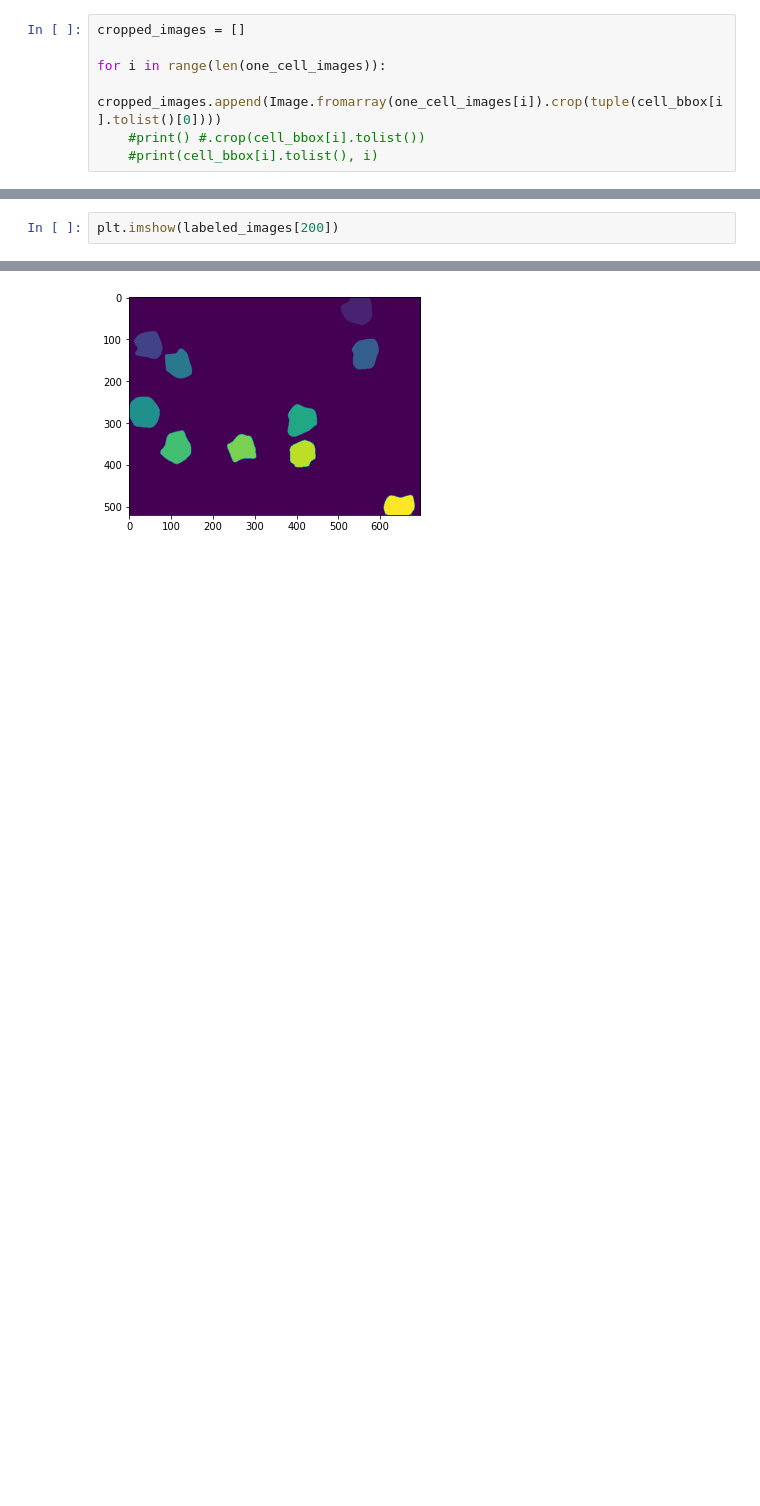
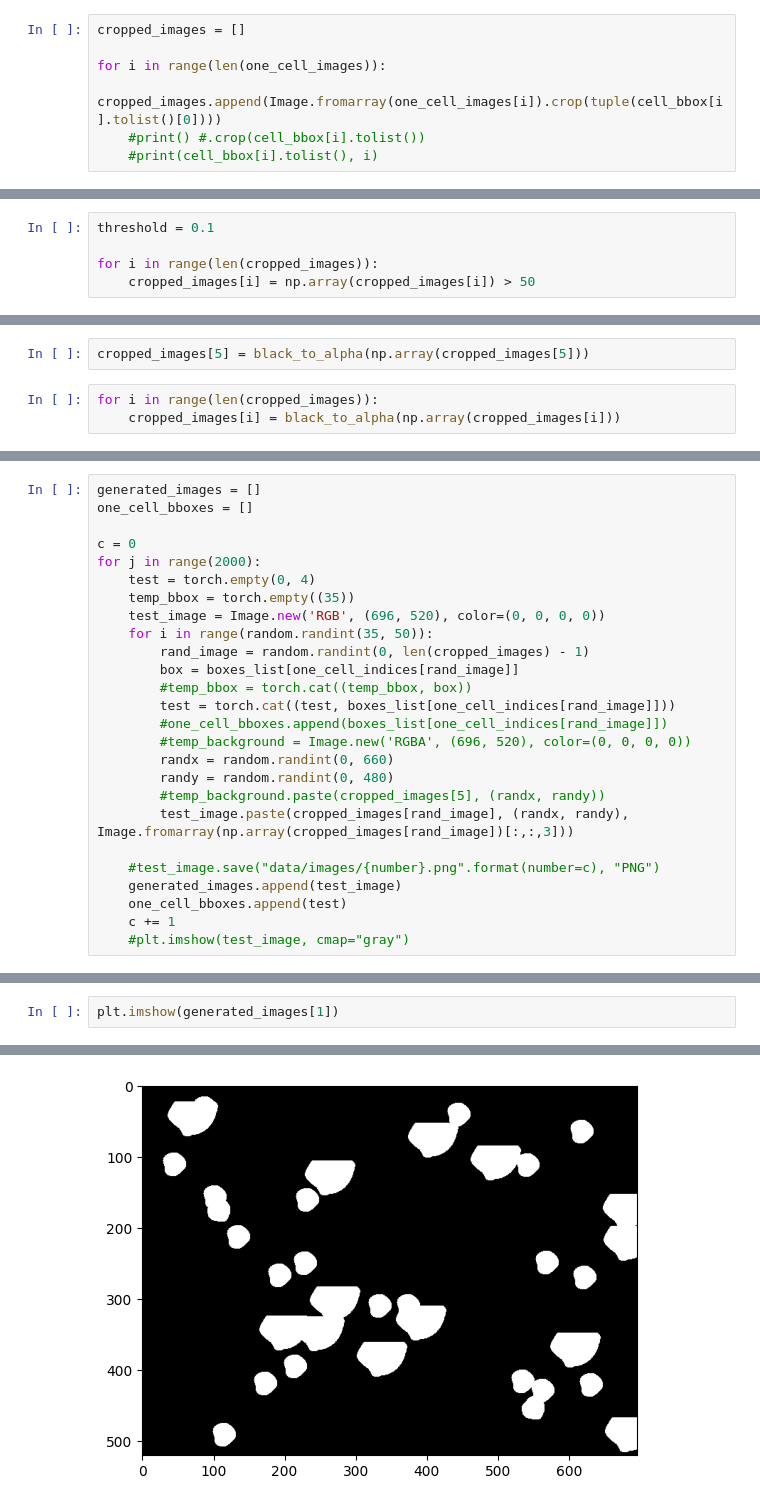
Before and after one commit to shbatgh/ai-internship, a Jupyter notebook: data_maker_notebook.ipynb, the cells around one changed output, grey strips where cells are left out. Drawn from its saved outputs; the diff is of its cells as text; blank space fills up the shorter version.

Commit message:
Finished image generation. Need to fix bounding boxes.

```diff
--- a/data_maker_notebook.ipynb
+++ b/data_maker_notebook.ipynb
@@ -113,0 +79,5 @@ plt.imshow(Image.fromarray(one_cell_images[0]).crop((438,   2, 471,  35)))
+# %%
+threshold = 0.1
+
+for i in range(len(cropped_images)):
+    cropped_images[i] = np.array(cropped_images[i]) > 50
@@ -113,0 +119,5 @@ plt.imshow(Image.fromarray(one_cell_images[0]).crop((438,   2, 471,  35)))
+# %%
+cropped_images[5] = black_to_alpha(np.array(cropped_images[5]))
+# %%
+for i in range(len(cropped_images)):
+    cropped_images[i] = black_to_alpha(np.array(cropped_images[i]))
@@ -113,0 +128,26 @@ plt.imshow(Image.fromarray(one_cell_images[0]).crop((438,   2, 471,  35)))
+# %%
+generated_images = []
+one_cell_bboxes = []
+
+c = 0
+for j in range(2000):
+    test = torch.empty(0, 4)
+    temp_bbox = torch.empty((35))
+    test_image = Image.new('RGB', (696, 520), color=(0, 0, 0, 0))
+    for i in range(random.randint(35, 50)):
+        rand_image = random.randint(0, len(cropped_images) - 1)
+        box = boxes_list[one_cell_indices[rand_image]]
+        #temp_bbox = torch.cat((temp_bbox, box))
+        test = torch.cat((test, boxes_list[one_cell_indices[rand_image]]))
+        #one_cell_bboxes.append(boxes_list[one_cell_indices[rand_image]])
+        #temp_background = Image.new('RGBA', (696, 520), color=(0, 0, 0, 0))
+        randx = random.randint(0, 660)
+        randy = random.randint(0, 480)
+        #temp_background.paste(cropped_images[5], (randx, randy))
+        test_image.paste(cropped_images[rand_image], (randx, randy), Image.fromarray(np.array(cropped_images[rand_image])[:,:,3]))
+
+    #test_image.save("data/images/{number}.png".format(number=c), "PNG")
+    generated_images.append(test_image)
+    one_cell_bboxes.append(test)
+    c += 1
+    #plt.imshow(test_image, cmap="gray")
@@ -114,5 +160,5 @@ plt.imshow(Image.fromarray(one_cell_images[0]).crop((438,   2, 471,  35)))
 # %%
-plt.imshow(labeled_images[200])
+plt.imshow(generated_images[1])
 # %% [output]
 <matplotlib.image.AxesImage at 0x...>
-[figure, old version]
+[figure, new version]
```
Also changed, not shown: parts of 57 cells of this notebook, 2 other files.
